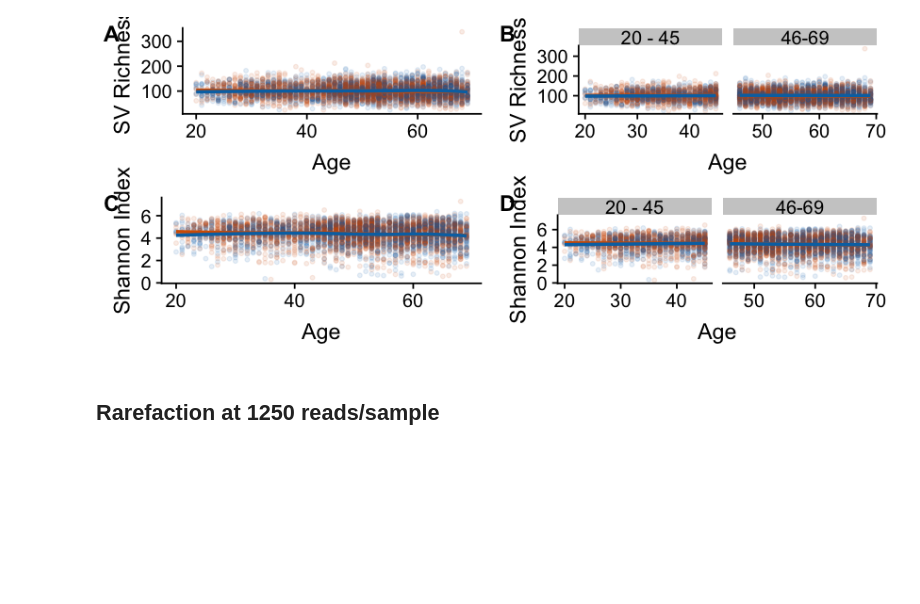
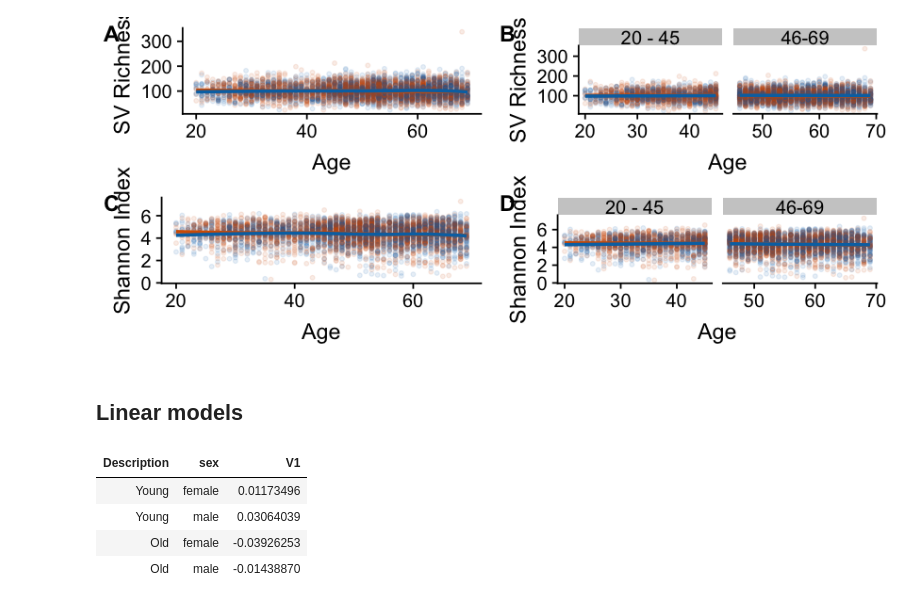
Before and after one commit to jacodela/microbio_aDiv, a Jupyter notebook: China_Analyses/China_data.ipynb, the cells around one changed output. Cells and saved outputs as stored; diff of their text form; code cells hidden in the pictures; blank space fills up the shorter version.

```diff
--- a/China_Analyses/China_data.ipynb
+++ b/China_Analyses/China_data.ipynb
@@ -237,5 +191,5 @@ ggsave(filename = "./images/China_rich_gph.png", plot = rich_gph,
 ggsave(filename = "./images/China_shannon_gph.png", plot = shannon_gph,
        width = 7, height = 3,
        device = "png", dpi = "print")
-# %% [markdown]
-## Rarefaction at 1250 reads/sample
+# %% [markdown]
+## Linear models
@@ -241,0 +199,9 @@ ggsave(filename = "./images/China_shannon_gph.png", plot = shannon_gph,
+# %%
+health_table %>% group_by(Description, sex) %>%
+    summarise(V1=cor(observed_otus_1250, age, method = "pearson"))
+# %% [output]
+| Description | sex | V1 |
+| Young | female | 0.01173496 |
+| Young | male | 0.03064039 |
+| Old | female | -0.03926253 |
+| Old | male | -0.01438870 |
```
Also changed, not shown: parts of 36 cells of this notebook, 2 other files.
